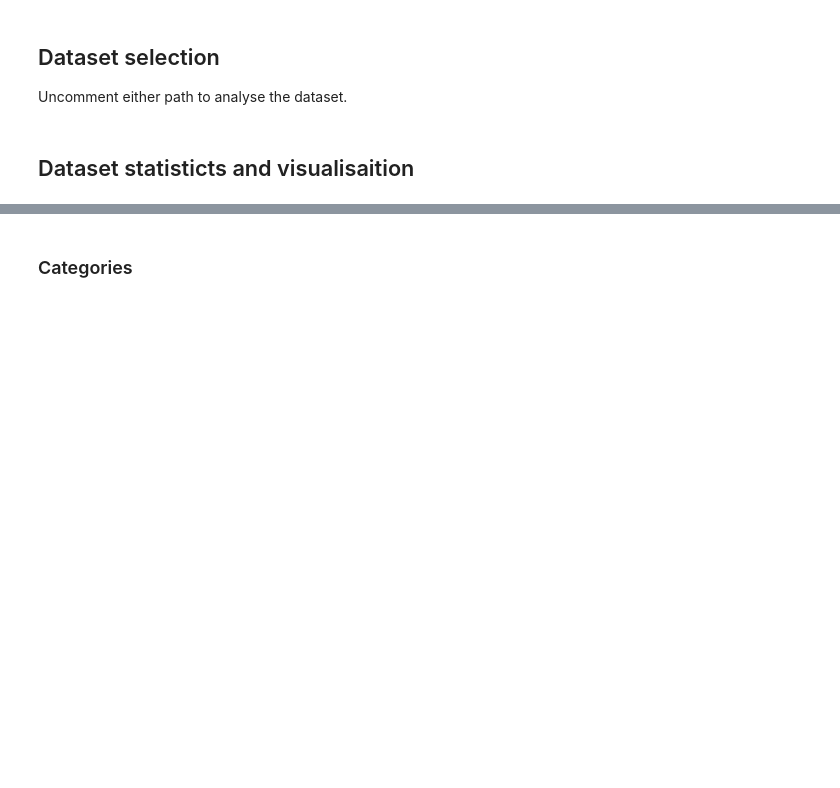
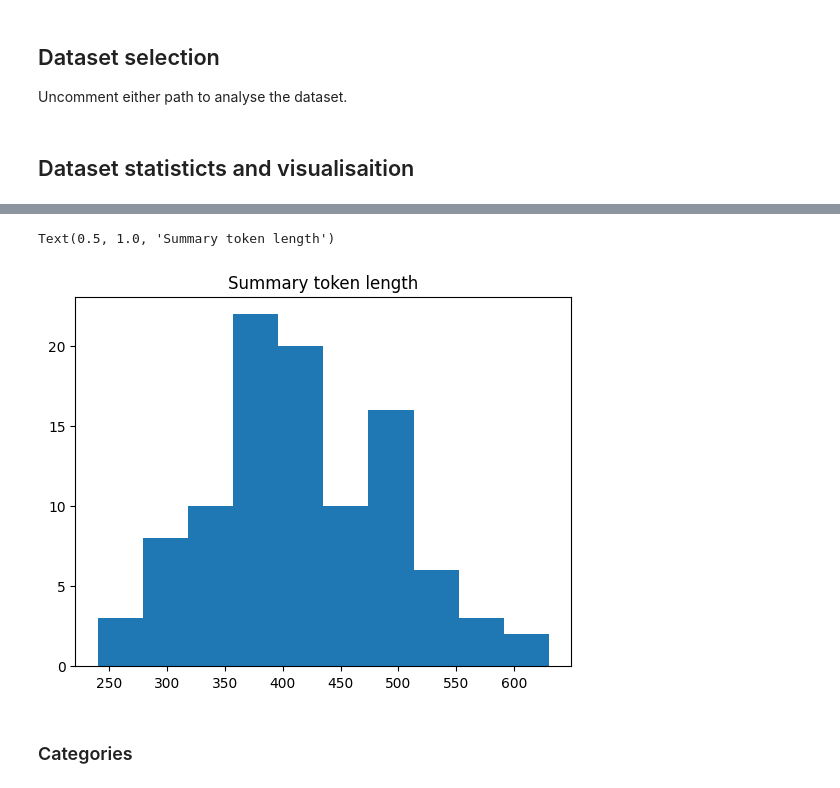
Before and after one commit to Vladislavlhp7/lay_summarisation, a Jupyter notebook: notebooks/dataset.ipynb, the cells around one changed output, grey strips where cells are left out. Drawn from its saved outputs; the diff is of its cells as text; code cells hidden in the pictures; blank space fills up the shorter version.

```diff
--- a/notebooks/dataset.ipynb
+++ b/notebooks/dataset.ipynb
@@ -26,6 +26,12 @@ df.head()
 | 2 | The immune system protects an ind... | Variation in the presentation of ... | [Abstract, Introduction, Results,... | [microbiology and infectious dise... | elife-04494-v1 |
 | 3 | The brain adapts to control our b... | Rapid and flexible interpretation... | [Abstract, Introduction, Results,... | [neuroscience] | elife-12352-v2 |
 | 4 | Cells use motor proteins that to ... | Myosin 5a is a dual-headed molecu... | [Abstract, Introduction, Results,... | [structural biology and molecular... | elife-05413-v2 |
+# %%
+plt.hist(token_lengths(df.lay_summary.to_list()))
+plt.title("Summary token length")
+# %% [output]
+Text(0.5, 1.0, 'Summary token length')
+[figure, added]
 # %% [markdown]
 ### Categories
 # %%
```
Also changed, not shown: 21 other files.
